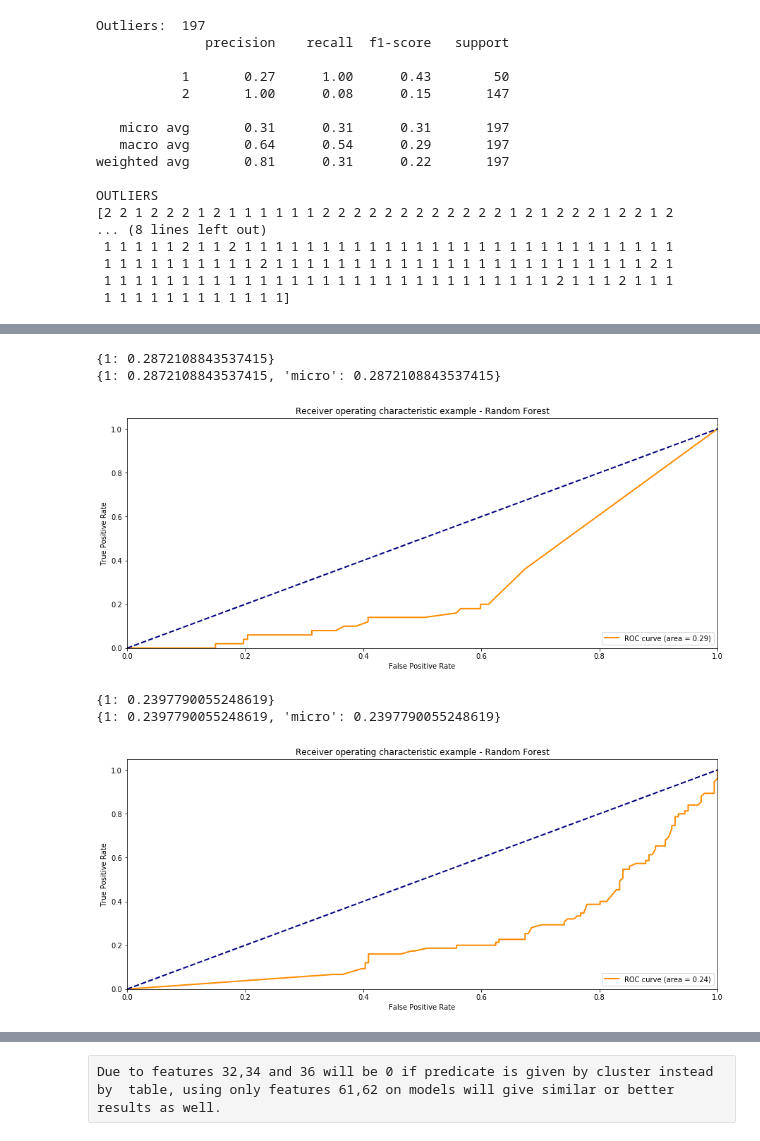
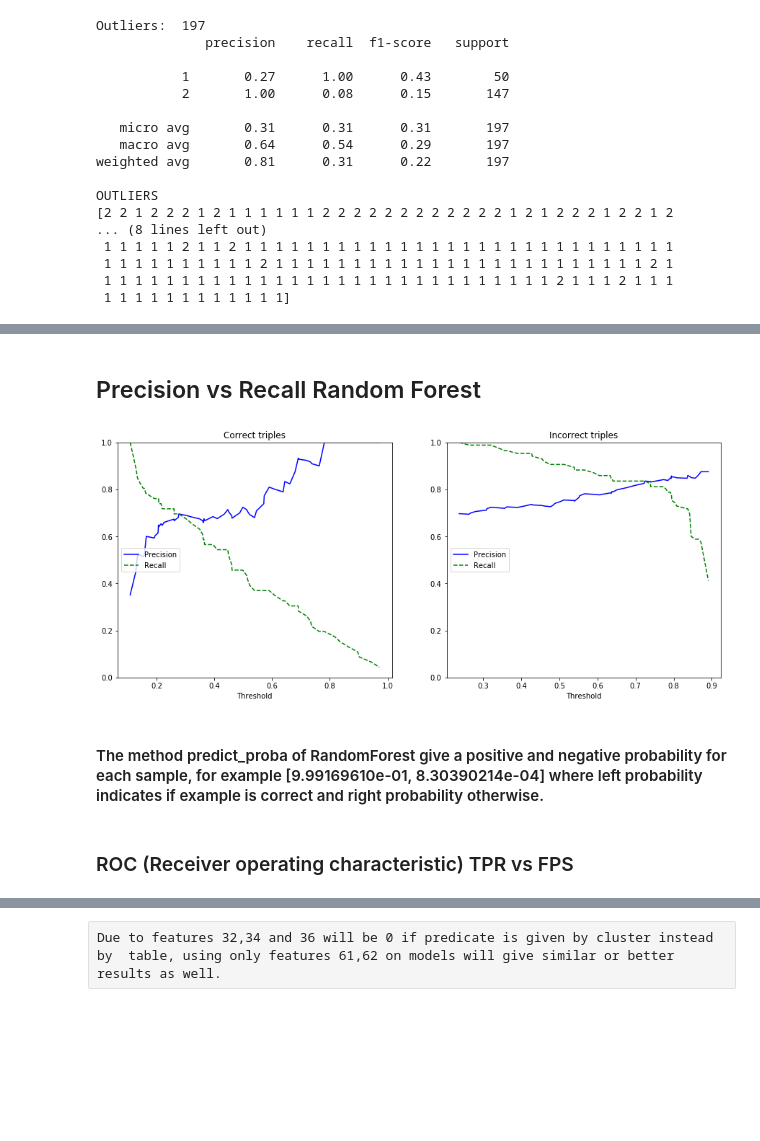
Before and after one commit to wikitables/web-of-data-tables, a Jupyter notebook: source/wtables/classification/clasification.ipynb, the cells around one changed output, grey strips where cells are left out. Cells and saved outputs as stored; diff of their text form; code cells hidden in the pictures; blank space fills up the shorter version.

```diff
--- a/source/wtables/classification/clasification.ipynb
+++ b/source/wtables/classification/clasification.ipynb
@@ -373,2 +662,26 @@ With class 1 as positive class, Random Forest doesn't performs good until using
+# %% [markdown]
+## Precision vs Recall Random Forest
+# %%
+
+
+f, (ax1,ax2)=plt.subplots(1,2)
+RF=RandomForestClassifier(max_depth=3,random_state=101, max_features=None, min_samples_leaf=3)
+X_train1, X_test1, y_train1, y_test1 = train_test_split(X1, Y1, test_size=0.2,random_state=0)
+RF.fit(X_train1, y_train1)
+y_scores1=RF.predict_proba(X_test1)
+
+precisions, recalls, thresholds = precision_recall_curve(y_test1,y_scores1[:,0], pos_label=1)
+plot_precision_recall_vs_threshold(ax1, precisions, recalls, thresholds)
+ax1.set_title("Correct triples")
+precisions, recalls, thresholds = precision_recall_curve(y_test1,y_scores1[:,1], pos_label=2)
+plot_precision_recall_vs_threshold(ax2, precisions, recalls, thresholds)
+ax2.set_title("Incorrect triples")
+plt.show()
+# %% [output]
+[figure, added]
+# %% [markdown]
+#### The method predict_proba of RandomForest give a positive and negative probability for each sample, for example [9.99169610e-01, 8.30390214e-04] where left probability indicates if example is correct and right probability  otherwise.
+# %% [markdown]
+### ROC (Receiver operating characteristic) TPR vs FPS
 # %%
 from sklearn.metrics import roc_curve, auc
@@ -412,16 +729,0 @@ def probability_analysis(X,Y, X_test=None, y_test=None, label=1):
-# %%
-#We get probability
-probability_analysis(X,Y, X_test, y_test)
-# %% [output]
-{1: 0.2872108843537415}
-{1: 0.2872108843537415, 'micro': 0.2872108843537415}
-[figure, removed]
-# %%
-# Similar results are obtained for all data.
-X=xf.iloc[:,:-1].values
-Y=xf['VALIDATION'].values
-probability_analysis(X,Y)
-# %% [output]
-{1: 0.2397790055248619}
-{1: 0.2397790055248619, 'micro': 0.2397790055248619}
-[figure, removed]
```
Also changed, not shown: parts of 111 cells of this notebook, 31 other files.
